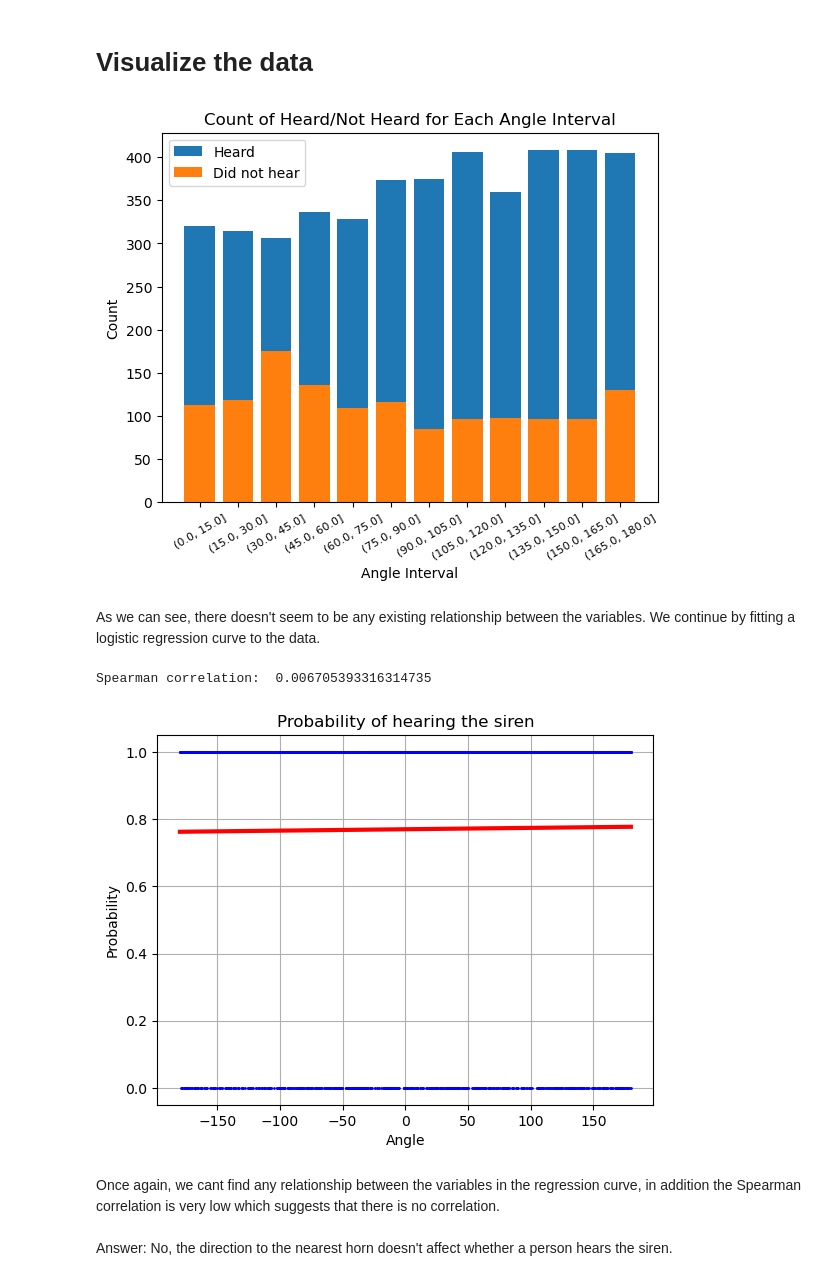
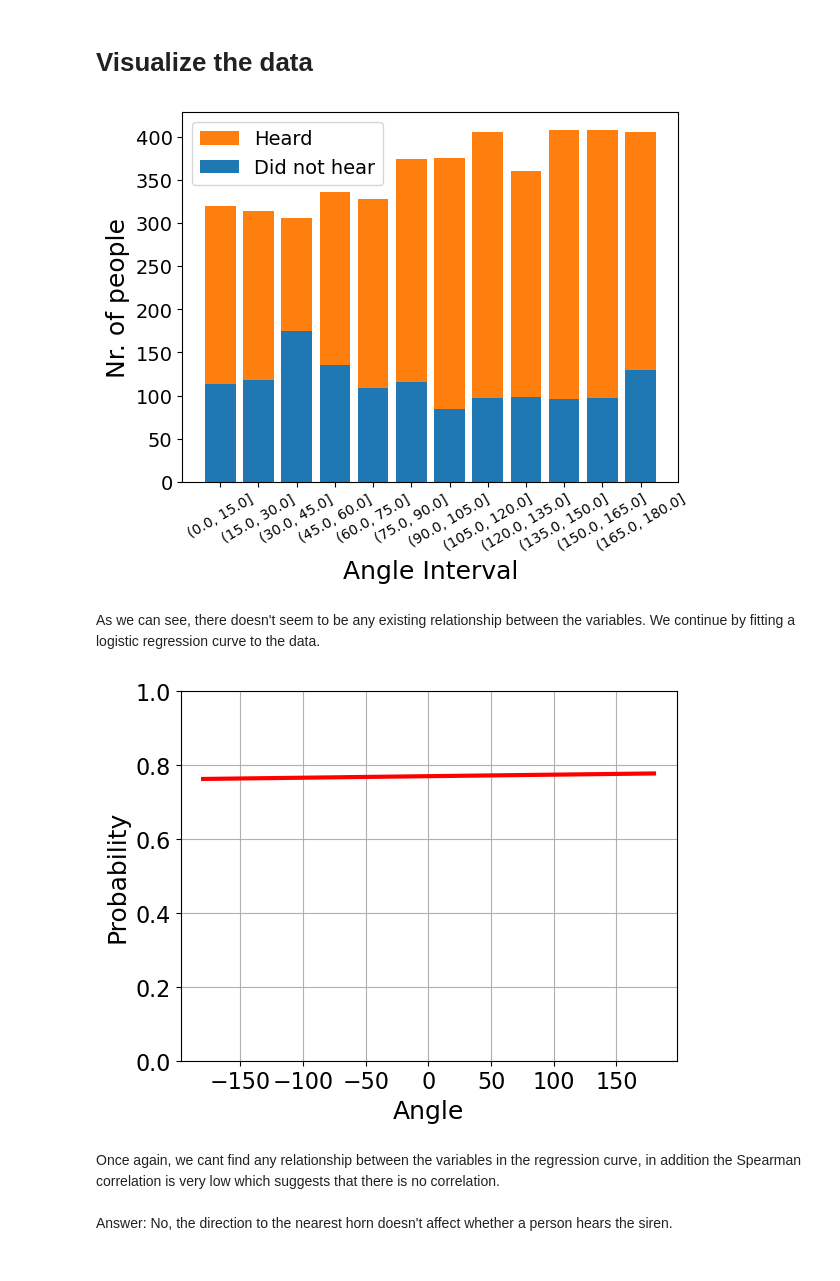
Before and after one commit to felixmaathz/SmaskProject, a Jupyter notebook: Data Analysis/q3.ipynb, the cells around one changed output. Drawn from its saved outputs; the diff is of its cells as text; code cells hidden in the pictures.

```diff
--- a/Data Analysis/q3.ipynb
+++ b/Data Analysis/q3.ipynb
@@ -15,20 +15,20 @@ data = data.dropna()
 # %%
 intervals = np.arange(0, data['near_angle'].abs().max() + 15, 15)
 data['angle_interval'] = pd.cut(data['near_angle'].abs(), intervals)
 
 mean_heard_by_interval = data[data['heard'] == 1].groupby('angle_interval')['heard'].count()
 mean_not_heard_by_interval = data[data['heard'] == 0].groupby('angle_interval')['heard'].count()
 
 plt.bar(mean_heard_by_interval.index.astype(str), mean_heard_by_interval.values, label='Heard', color='#ff7f0e')
 plt.bar(mean_not_heard_by_interval.index.astype(str), mean_not_heard_by_interval.values, label='Did not hear', color='#1f77b4')
-plt.xlabel('Angle Interval')
-plt.ylabel('Count')
-plt.title('Count of Heard/Not Heard for Each Angle Interval')
-plt.xticks(fontsize=8, rotation=30)
-plt.legend()
+plt.xlabel('Angle Interval', fontsize=18)
+plt.ylabel('Nr. of people', fontsize=18)
+plt.xticks(fontsize=10, rotation=30)
+plt.yticks(fontsize=14)
+plt.legend(fontsize=14)
 plt.show()
 # %% [output]
-[figure, old version]
+[figure, new version]
 # %% [markdown]
 As we can see, there doesn't seem to be any existing relationship between the variables. We continue by fitting a logistic regression curve to the data.
 # %%
@@ -43,19 +43,20 @@ X_train, X_test, y_train, y_test = train_test_split(X, y, test_size=0.5, random_
 logreg = LogisticRegression()
 logreg.fit(X_train, y_train)
 
-plt.scatter(X_test, y_test, zorder=20, color='blue', s=1)
+# plt.scatter(X_test, y_test, zorder=20, color='blue', s=1)
 
 x_sequence = np.linspace(X.min(), X.max(), 100).reshape(-1,1)
 
 plt.plot(x_sequence, logreg.predict_proba(x_sequence)[:,1], color='red', linewidth=3)
-plt.xlabel('Angle')
-plt.ylabel('Probability')
-plt.title('Probability of hearing the siren')
+plt.xlabel('Angle', fontsize=18)
+plt.ylabel('Probability', fontsize=18)
+plt.xticks(fontsize=16)
+plt.yticks(fontsize=16)
 plt.grid(True)
+plt.ylim(0, 1)
 plt.show()
 # %% [output]
-Spearman correlation:  0.006705393316314735
-[figure, old version]
+[figure, new version]
 # %% [markdown]
 Once again, we cant find any relationship between the variables in the regression curve, in addition the Spearman correlation is very low which suggests that there is no correlation.
 \
```
Also changed, not shown: 3 other files.
